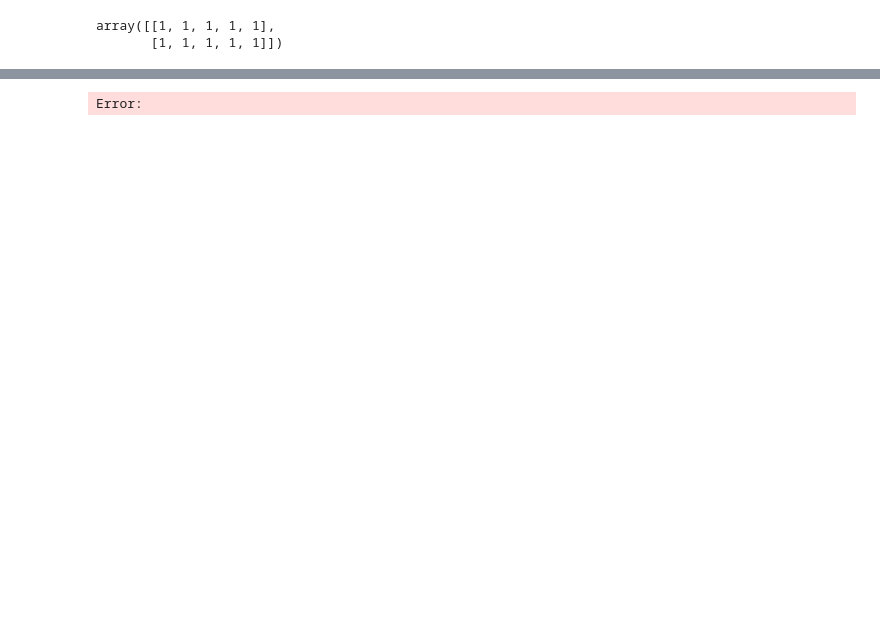
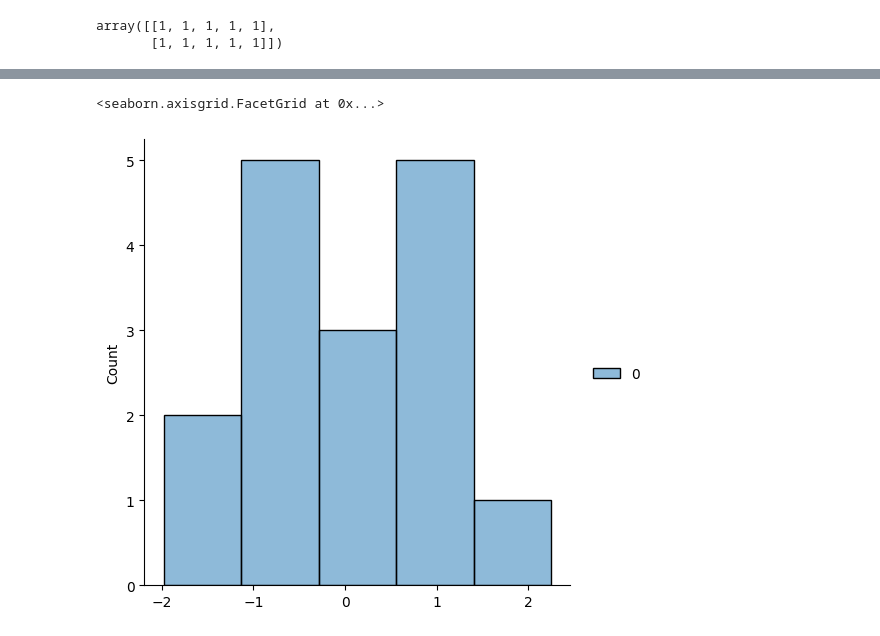
Before and after one commit to HappySK/Machine-Learning-in-90-days, a Jupyter notebook: Section 1- Python Crash Course/3-Numpy Tutorial.ipynb, the cells around one changed output, grey strips where cells are left out. Saved outputs shown, nothing was run; the diff lists cells and outputs as text; code cells hidden in the pictures; blank space fills up the shorter version.

```diff
--- a/Section 1- Python Crash Course/3-Numpy Tutorial.ipynb
+++ b/Section 1- Python Crash Course/3-Numpy Tutorial.ipynb
@@ -162,7 +174,8 @@ ModuleNotFoundError: No module named 'seaborn'
 # %%
-sns.distplot(pd.DataFrame(arr_ex.reshape(16,1)))
+sns.displot(pd.DataFrame(arr_ex.reshape(16,1)))
 # %% [output]
-Error:
+<seaborn.axisgrid.FacetGrid at 0x...>
+[figure, added]
 # %%
 np.random.randint(0,100,8).reshape(4,2)
 # %% [output]
```
Also changed, not shown: parts of 11 cells of this notebook, 7 other files.
